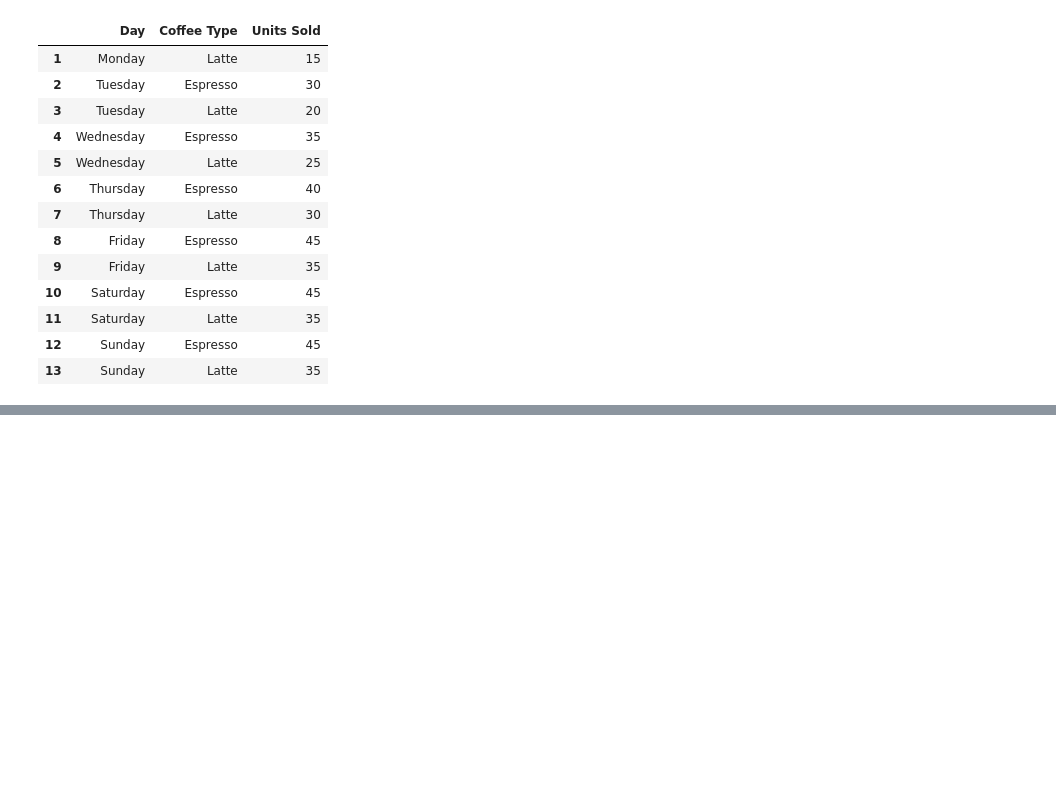
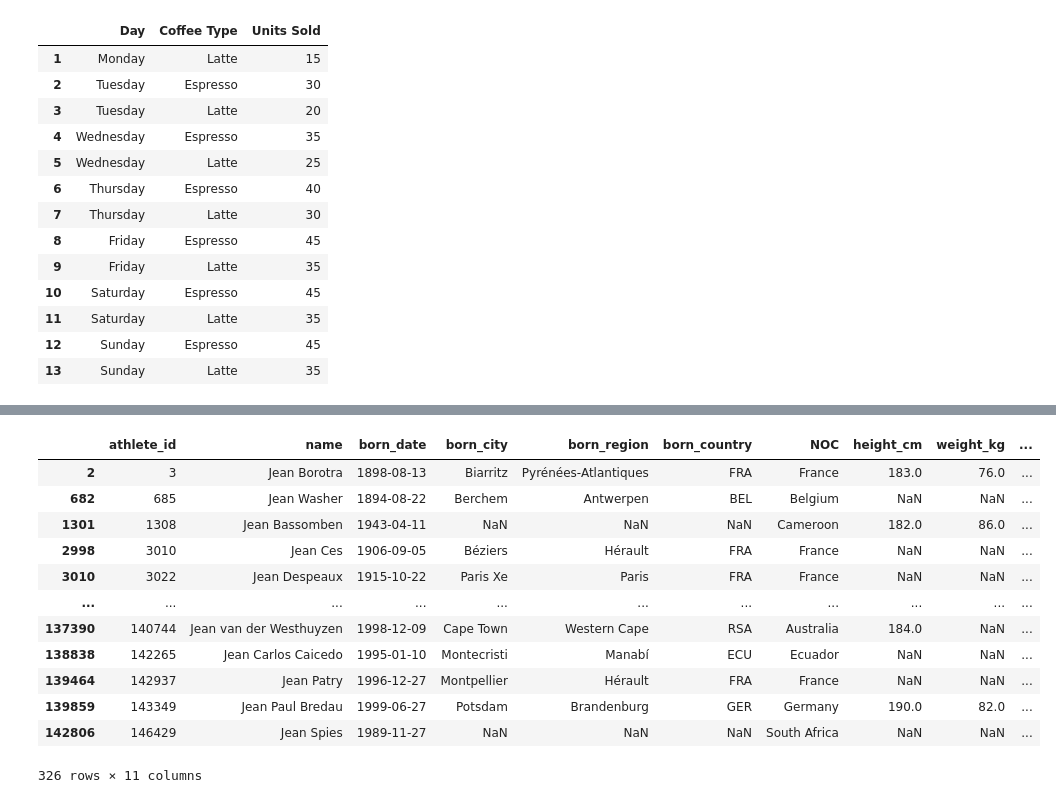
Before and after one commit to Dipakxettri/PandasLearnings, a Jupyter notebook: learning.ipynb, the cells around one changed output, grey strips where cells are left out. Cells and saved outputs as stored; diff of their text form; code cells hidden in the pictures; blank space fills up the shorter version.

```diff
--- a/learning.ipynb
+++ b/learning.ipynb
@@ -308,0 +361,18 @@ KeyError: 'Units Sold'
+# %%
+bios_new = bios.copy()
+bios_new['first_name'] = bios_new['name'].str.split(' ').str[0]
+bios_new.query('first_name == "Jean"') # query specific names
+# %% [output]
+|  | athlete_id | name | born_date | born_city | born_region | born_country | NOC | height_cm | weight_kg | ... |
+| 2 | 3 | Jean Borotra | 1898-08-13 | Biarritz | Pyrénées-Atlantiques | FRA | France | 183.0 | 76.0 | ... |
+| 682 | 685 | Jean Washer | 1894-08-22 | Berchem | Antwerpen | BEL | Belgium | NaN | NaN | ... |
+| 1301 | 1308 | Jean Bassomben | 1943-04-11 | NaN | NaN | NaN | Cameroon | 182.0 | 86.0 | ... |
+| 2998 | 3010 | Jean Ces | 1906-09-05 | Béziers | Hérault | FRA | France | NaN | NaN | ... |
+| 3010 | 3022 | Jean Despeaux | 1915-10-22 | Paris Xe | Paris | FRA | France | NaN | NaN | ... |
+| ... | ... | ... | ... | ... | ... | ... | ... | ... | ... | ... |
+| 137390 | 140744 | Jean van der Westhuyzen | 1998-12-09 | Cape Town | Western Cape | RSA | Australia | 184.0 | NaN | ... |
+| 138838 | 142265 | Jean Carlos Caicedo | 1995-01-10 | Montecristi | Manabí | ECU | Ecuador | NaN | NaN | ... |
+| 139464 | 142937 | Jean Patry | 1996-12-27 | Montpellier | Hérault | FRA | France | NaN | NaN | ... |
+| 139859 | 143349 | Jean Paul Bredau | 1999-06-27 | Potsdam | Brandenburg | GER | Germany | 190.0 | 82.0 | ... |
+| 142806 | 146429 | Jean Spies | 1989-11-27 | NaN | NaN | NaN | South Africa | NaN | NaN | ... |
+326 rows × 11 columns
```
Also changed, not shown: parts of 6 cells of this notebook.
